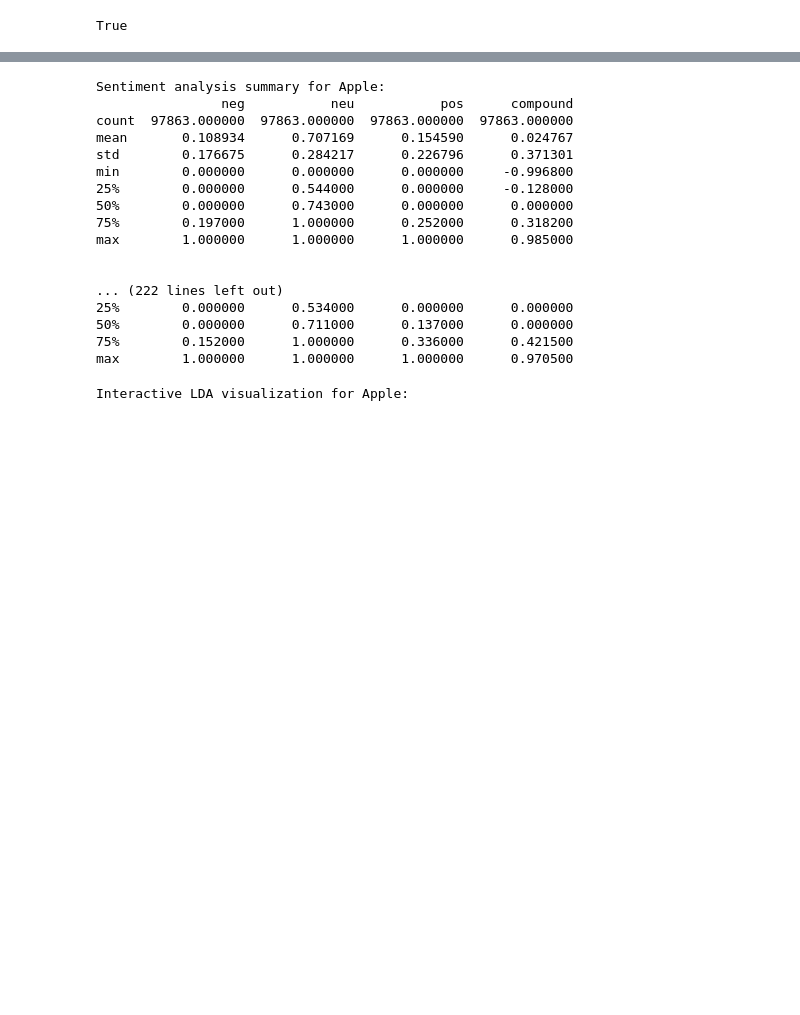
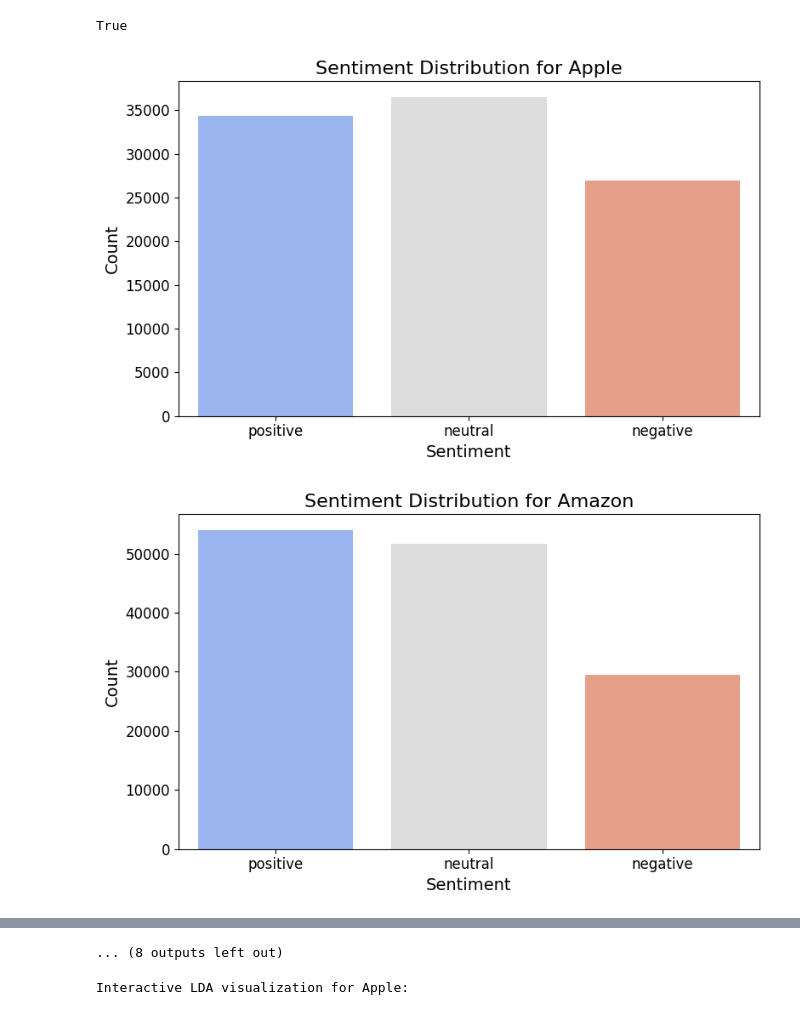
Before and after one commit to eric157/Machine-Learners, a Jupyter notebook: Unsupervised/T5-Unsupervised.ipynb, the cells around one changed output, grey strips where cells are left out. Cells and saved outputs as stored; diff of their text form; code cells hidden in the pictures; blank space fills up the shorter version.

```diff
--- a/Unsupervised/T5-Unsupervised.ipynb
+++ b/Unsupervised/T5-Unsupervised.ipynb
@@ -183,30 +183,41 @@ for df in company_tweet_dataframes:
 # %%
 warnings.filterwarnings("ignore")
 
 sia = SentimentIntensityAnalyzer()
 
 sentiment_results = {}
 
 company_names = [
     'Apple', 'Amazon', 'Uber', 'Delta', 'Spotify', 'Tesco', 'American Airlines',
     'Comcast', 'T-Mobile', 'British Airways', 'Southwest Airlines', 'Spectrum',
     'Hulu', 'Chipotle', 'Sprint', 'Virgin Trains', 'PlayStation', 'Xbox', 'UPS',
     'Sainsbury’s'
 ]
 
 for i, (df, company_name) in tqdm(enumerate(zip(company_tweet_dataframes, company_names)),
                                   total=len(company_tweet_dataframes),
                                   desc="Analyzing Sentiments"):
     df['sentiment_scores'] = df['cleaned_text'].apply(sia.polarity_scores)
     df['neg'] = df['sentiment_scores'].apply(lambda x: x['neg'])
     df['neu'] = df['sentiment_scores'].apply(lambda x: x['neu'])
     df['pos'] = df['sentiment_scores'].apply(lambda x: x['pos'])
     df['compound'] = df['sentiment_scores'].apply(lambda x: x['compound'])
-    sentiment_results[company_name] = df[['cleaned_text', 'neg', 'neu', 'pos', 'compound']]
+
+    df['sentiment_label'] = df['compound'].apply(lambda x: 'positive' if x > 0.05
+                                                 else ('negative' if x < -0.05
+                                                       else 'neutral'))
+    sentiment_results[company_name] = df[['cleaned_text', 'neg', 'neu', 'pos', 'compound', 'sentiment_label']]
     company_tweet_dataframes[i] = df
 
-for company_name, result_df in sentiment_results.items():
-    print(f"Sentiment analysis summary for {company_name}:")
-    print(result_df.describe())
-    print("\n")
+    plt.figure(figsize=(8, 5))
+    sns.countplot(data=df, x='sentiment_label', order=['positive', 'neutral', 'negative'], palette='coolwarm')
+    plt.title(f"Sentiment Distribution for {company_name}", fontsize=16)
+    plt.xlabel("Sentiment", fontsize=14)
+    plt.ylabel("Count", fontsize=14)
+    plt.xticks(fontsize=12)
+    plt.yticks(fontsize=12)
+    plt.tight_layout()
+    plt.show()
 # %% [output]
+[figure, added]
+[figure, added]
@@ -213,20 +234,4 @@ for company_name, result_df in sentiment_results.items():
-Sentiment analysis summary for Apple:
-                neg           neu           pos      compound
-count  97863.000000  97863.000000  97863.000000  97863.000000
-mean       0.108934      0.707169      0.154590      0.024767
-std        0.176675      0.284217      0.226796      0.371301
-min        0.000000      0.000000      0.000000     -0.996800
-25%        0.000000      0.544000      0.000000     -0.128000
-50%        0.000000      0.743000      0.000000      0.000000
-75%        0.197000      1.000000      0.252000      0.318200
-max        1.000000      1.000000      1.000000      0.985000
-
-
-... (222 lines left out)
-25%        0.000000      0.534000      0.000000      0.000000
-50%        0.000000      0.711000      0.137000      0.000000
-75%        0.152000      1.000000      0.336000      0.421500
-max        1.000000      1.000000      1.000000      0.970500
+... (8 outputs left out)
 # %%
 import pyLDAvis
 import pyLDAvis.gensim_models as gensimvis
```
Also changed, not shown: parts of 26 cells of this notebook.
